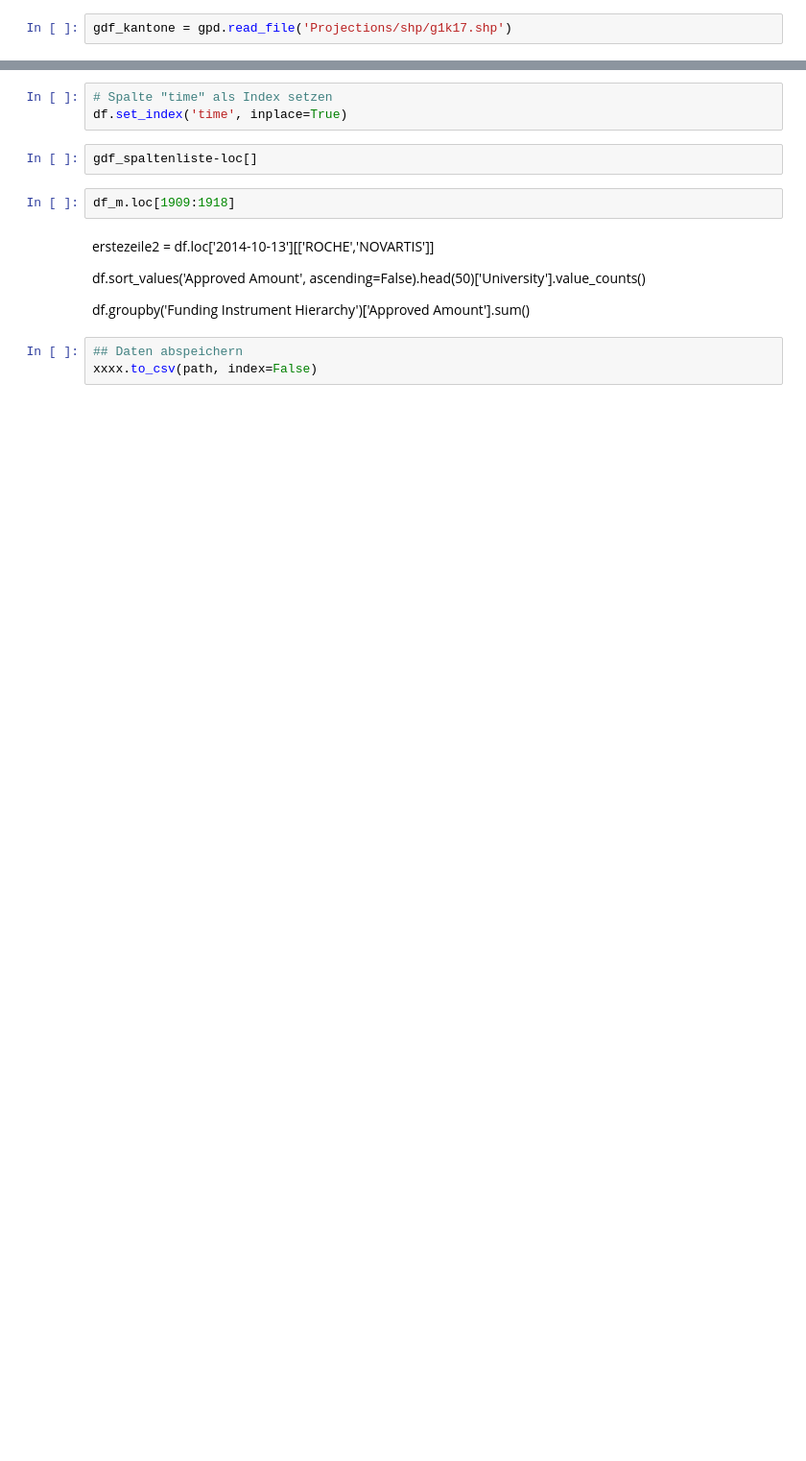
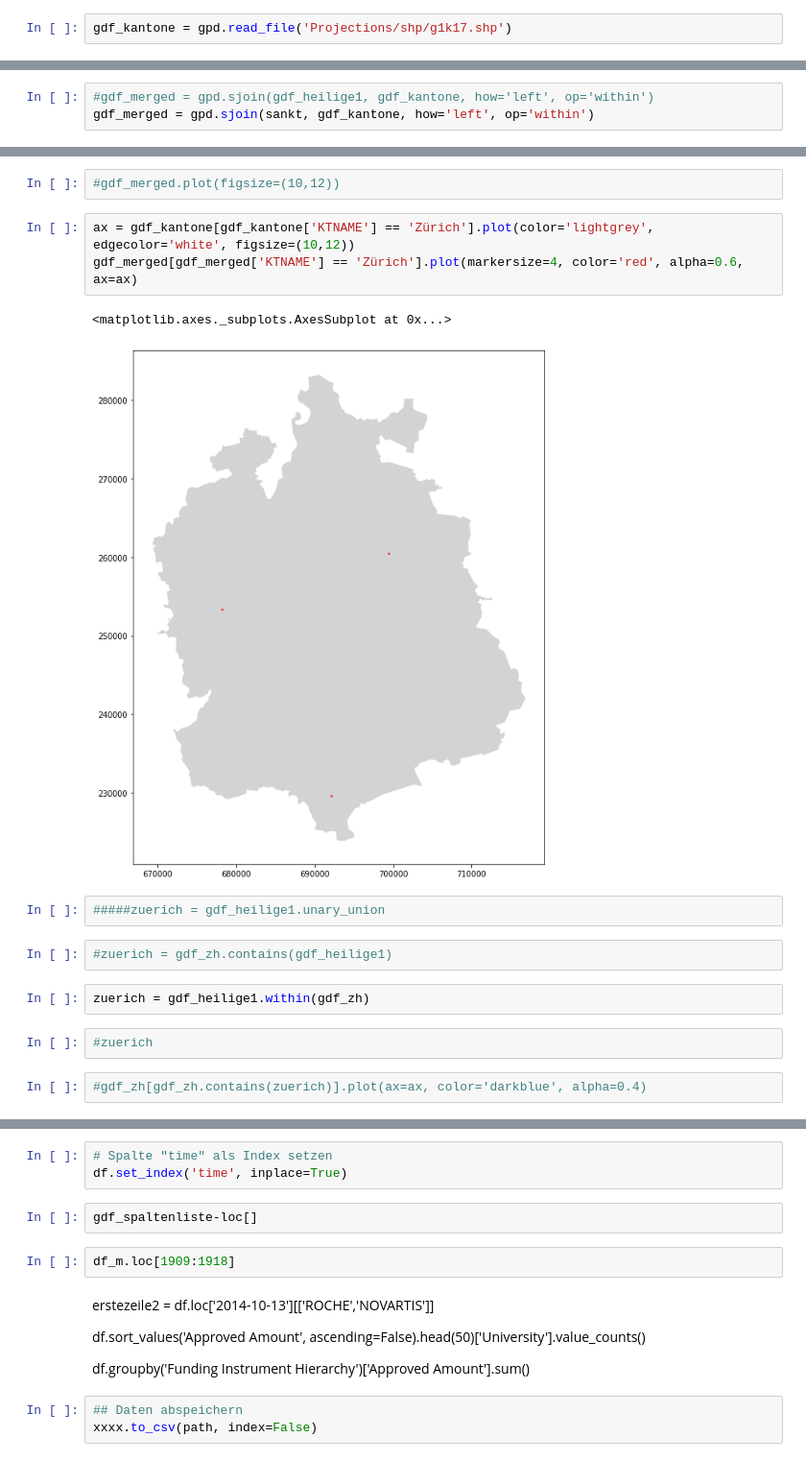
Before and after one commit to katrinnidzwetzki/cas-ddj-abschlussarbeit, a Jupyter notebook: 04_ortsnamen_heiligennamen.ipynb, the cells around one changed output, grey strips where cells are left out. Shown: that part at 96% size. Cells and saved outputs as stored; diff of their text form; blank space fills up the shorter version.

```diff
--- a/04_ortsnamen_heiligennamen.ipynb
+++ b/04_ortsnamen_heiligennamen.ipynb
@@ -166,0 +244,3 @@ gdf_spaltenliste[gdf_spaltenliste['NAME'].str.contains("St. ")]
+# %%
+#gdf_merged = gpd.sjoin(gdf_heilige1, gdf_kantone, how='left', op='within')
+gdf_merged = gpd.sjoin(sankt, gdf_kantone, how='left', op='within')
@@ -166,0 +256,18 @@ gdf_spaltenliste[gdf_spaltenliste['NAME'].str.contains("St. ")]
+# %%
+#gdf_merged.plot(figsize=(10,12))
+# %%
+ax = gdf_kantone[gdf_kantone['KTNAME'] == 'Zürich'].plot(color='lightgrey', edgecolor='white', figsize=(10,12))
+gdf_merged[gdf_merged['KTNAME'] == 'Zürich'].plot(markersize=4, color='red', alpha=0.6, ax=ax)
+# %% [output]
+<matplotlib.axes._subplots.AxesSubplot at 0x...>
+[figure, added]
+# %%
+#####zuerich = gdf_heilige1.unary_union
+# %%
+#zuerich = gdf_zh.contains(gdf_heilige1)
+# %%
+zuerich = gdf_heilige1.within(gdf_zh)
+# %%
+#zuerich
+# %%
+#gdf_zh[gdf_zh.contains(zuerich)].plot(ax=ax, color='darkblue', alpha=0.4)
```
Also changed, not shown: parts of 28 cells of this notebook, 1 other file.
